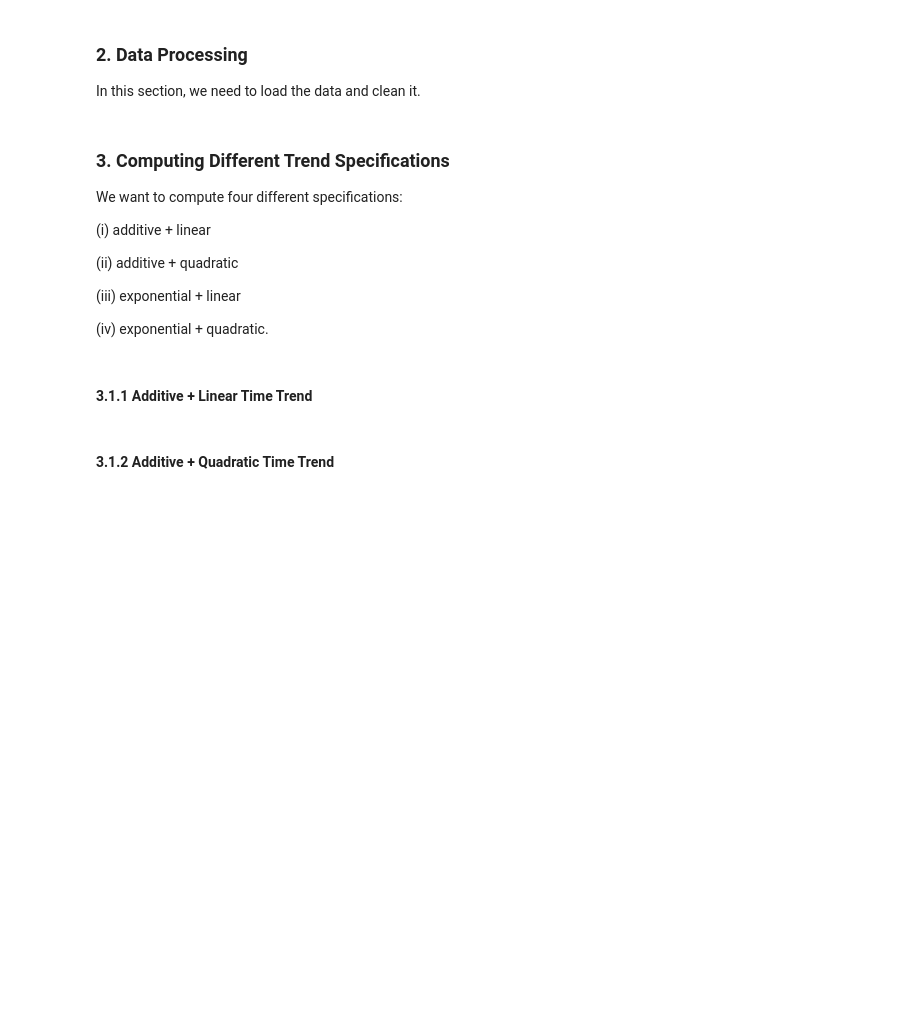
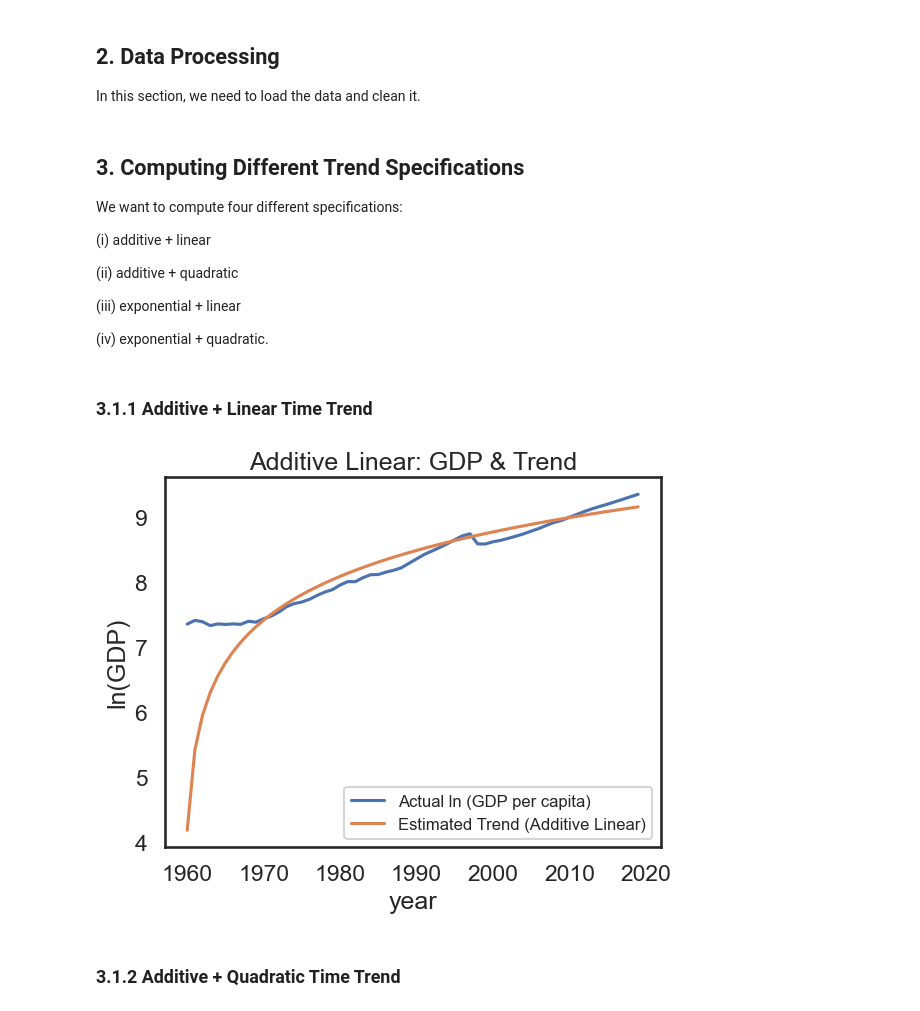
Before and after one commit to ec2b1-case-study/growth-analysis-indonesia, a Jupyter notebook: nat.ipynb, the cells around one changed output. Saved outputs shown, nothing was run; the diff lists cells and outputs as text; code cells hidden in the pictures; blank space fills up the shorter version.

```diff
--- a/nat.ipynb
+++ b/nat.ipynb
@@ -14,7 +14,7 @@ import matplotlib.pyplot as plt # for plotting
 import seaborn as sns # for nicer plots
 sns.set_theme('talk', style = 'white')
 # %% [markdown]
-### 2. Data Processing
+## 2. Data Processing
 
 In this section, we need to load the data and clean it.
 # %%
@@ -42,7 +42,7 @@ data = data[data["year"] >= ymin]
 T = len(Y) # sample size used for regression
 T_all = data["year"].max() - (ymin - 1) # number of all years in the data
 # %% [markdown]
-### 3. Computing Different Trend Specifications
+## 3. Computing Different Trend Specifications
 
 We want to compute four different specifications:
 
@@ -54,6 +54,57 @@ We want to compute four different specifications:
 
 (iv) exponential + quadratic.
 # %% [markdown]
-#### 3.1.1 Additive + Linear Time Trend
+### 3.1.1 Additive + Linear Time Trend
+# %%
+# Additive Linear Model
+# First regressor x1 is T x 1 vector of ones, second regressor x2 is the vector 1, 2, ..., T
+# The dependent variable is per capita GDP in *levels*
+
+x1 = np.empty(T) # initialise an empty vector for the first regressor (representing the intercept)
+x2 = np.empty(T) # initialise an empty vector for the second regressor (representing the time variable)
+
+for t in range(T):
+    x1[t] = 1. # Set all elements of x1 to 1 (constant term for regression)
+    x2[t] = t + 1 # Time trend: t starts at 0, so we shift it to start at 1
+
+a_add_lin, b_add_lin = get_regression_coefs(Y, x1, x2)
+
+# Having computed the coefficients, we can now evaluate the trend for the entire time series, i.e also for years later than those used in the regression.
+
+# Initialise predicted values yhat
+Yhat_add_lin = np.empty(T_all) # creates an array of size T_all
+
+# Create loop to compute trend for all years
+for t in range(T_all):
+    Yhat_add_lin[t] = a_add_lin + b_add_lin * (t + 1) # t+1 ensures the time index starts at 1 instead of 0 (because Python starts counting from 0).
+
+# Let us convert into log-units
+yhat_add_lin = np.log(Yhat_add_lin)
+
+lw = 4  # Make plotted line thicker
+
+# Create figure
+plt.figure()
+
+# Plot actual GDP per capita
+plt.plot(data['year'], np.log(data['rgdpna_pc']), label="Actual ln (GDP per capita)")
+
+# Plot estimated trend
+plt.plot(data['year'], yhat_add_lin, label="Estimated Trend (Additive Linear)")
+
+# Labels
+plt.xlabel("year")
+plt.ylabel("ln(GDP)")
+
+# Title
+plt.title("Additive Linear: GDP & Trend")
+
+# Add legend with size adjustments
+plt.legend(fontsize=12, framealpha=0.8, loc="best")  # Adjust font size & transparency
+
+# Show plot
+plt.show()
+# %% [output]
+[figure, added]
 # %% [markdown]
-#### 3.1.2 Additive + Quadratic Time Trend
+### 3.1.2 Additive + Quadratic Time Trend
```
Also changed, not shown: parts of 14 cells of this notebook, 1 other file.
